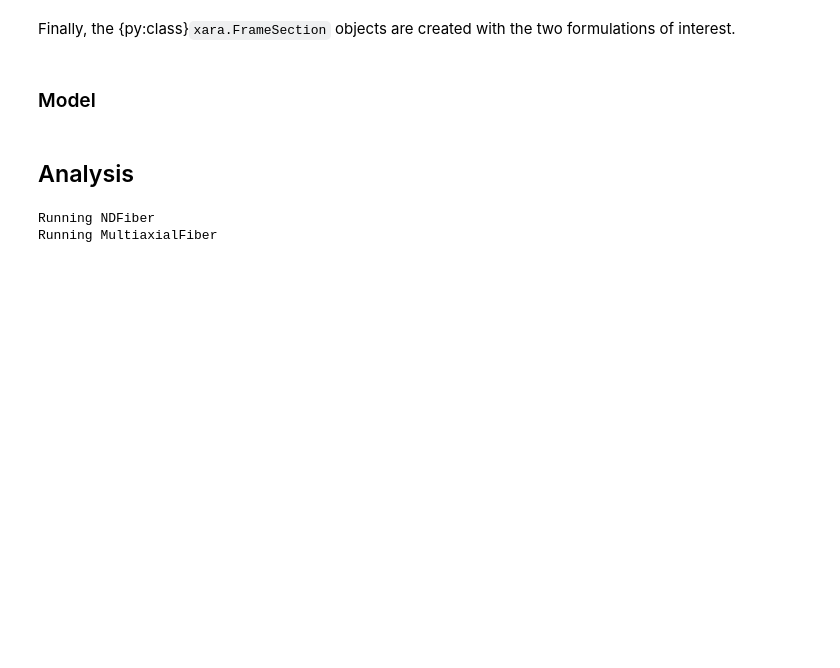
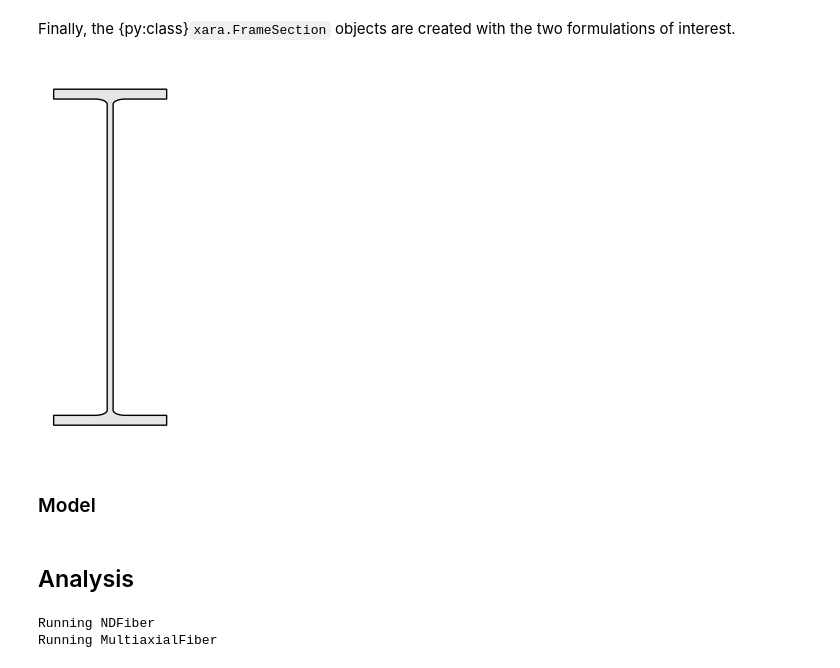
Before and after one commit to peer-open-source/xara-docs, a Jupyter notebook: gallery2/frames/frame-2007.ipynb, the cells around one changed output. Drawn from its saved outputs; the diff is of its cells as text; code cells hidden in the pictures; blank space fills up the shorter version.

```diff
--- a/gallery2/frames/frame-2007.ipynb
+++ b/gallery2/frames/frame-2007.ipynb
@@ -59,7 +52,11 @@ Finally, the {py:class}`xara.FrameSection` objects are created with the two form
 # %%
 sections = [
     xara.FrameSection("NDFiber", shape),
     xara.FrameSection("MultiaxialFiber", shape)
 ]
+
+veux.draw_shape(sections[1])
+# %% [output]
+[figure, added]
 # %% [markdown]
 ### Model
```
Also changed, not shown: parts of 9 cells of this notebook.
